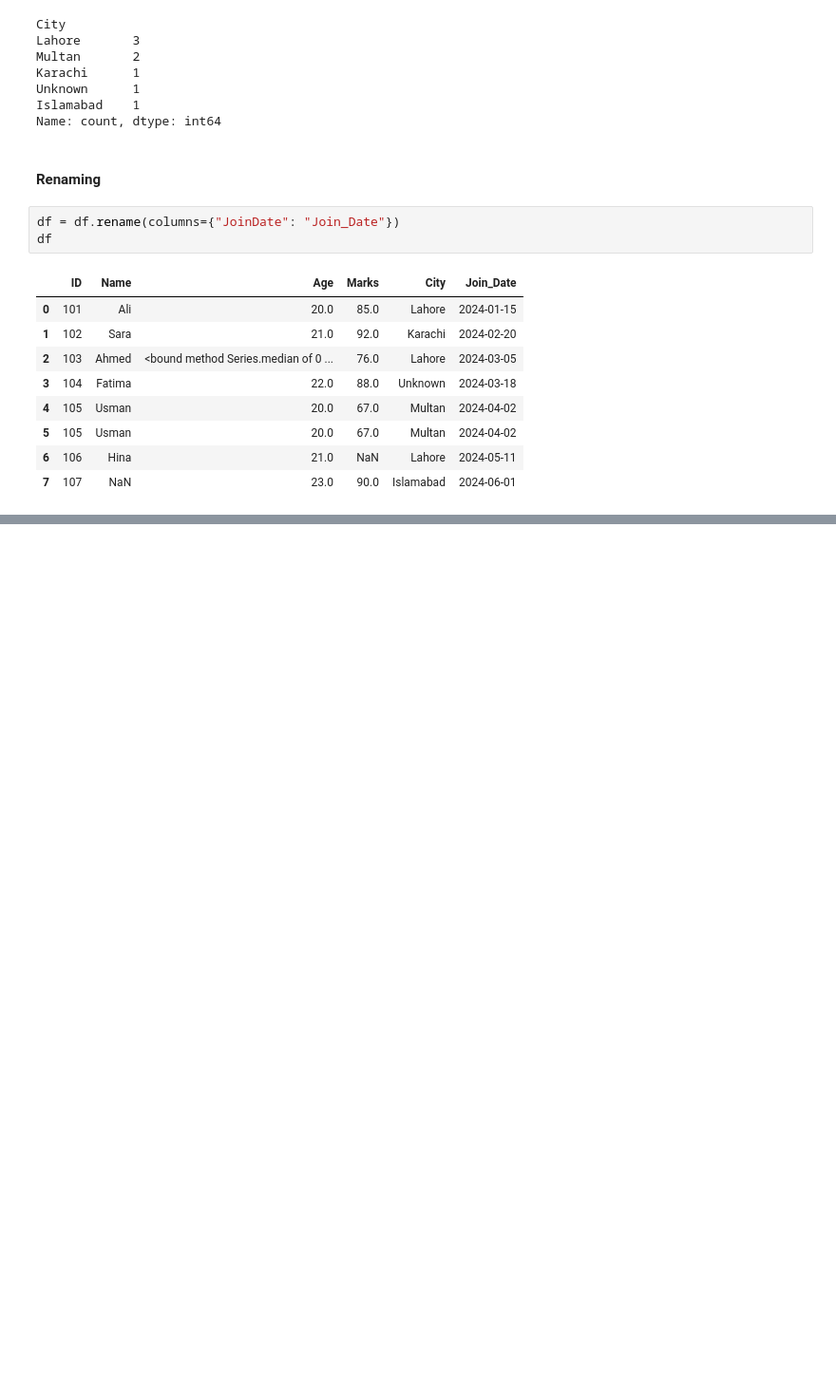
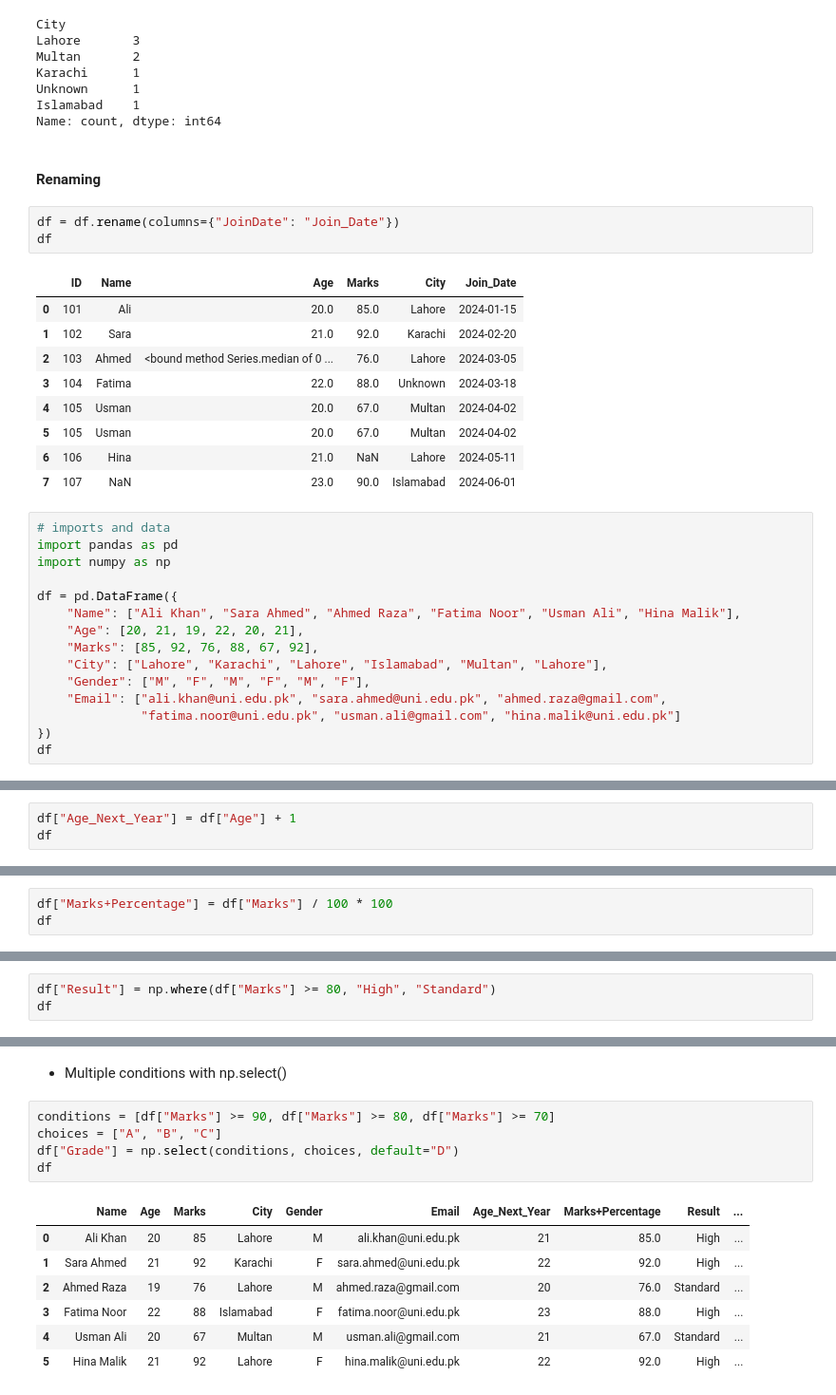
Before and after one commit to FatehAli02/ai-foundation-portfolio, a Jupyter notebook: 01-python-numpy-pandas-git/notebooks/pandas_2.ipynb, the cells around one changed output, grey strips where cells are left out. Shown at 95% size. Saved outputs shown, nothing was run; the diff lists cells and outputs as text; blank space fills up the shorter version.

Commit message:
pandas_2.ipynb Completed and README updated

```diff
--- a/01-python-numpy-pandas-git/notebooks/pandas_2.ipynb
+++ b/01-python-numpy-pandas-git/notebooks/pandas_2.ipynb
@@ -308,3 +308,18 @@ df
 | 5 | 105 | Usman | 20.0 | 67.0 | Multan | 2024-04-02 |
 | 6 | 106 | Hina | 21.0 | NaN | Lahore | 2024-05-11 |
 | 7 | 107 | NaN | 23.0 | 90.0 | Islamabad | 2024-06-01 |
+# %%
+# imports and data
+import pandas as pd
+import numpy as np
+
+df = pd.DataFrame({
+    "Name": ["Ali Khan", "Sara Ahmed", "Ahmed Raza", "Fatima Noor", "Usman Ali", "Hina Malik"],
+    "Age": [20, 21, 19, 22, 20, 21],
+    "Marks": [85, 92, 76, 88, 67, 92],
+    "City": ["Lahore", "Karachi", "Lahore", "Islamabad", "Multan", "Lahore"],
+    "Gender": ["M", "F", "M", "F", "M", "F"],
+    "Email": ["ali.khan@uni.edu.pk", "sara.ahmed@uni.edu.pk", "ahmed.raza@gmail.com",
+              "fatima.noor@uni.edu.pk", "usman.ali@gmail.com", "hina.malik@uni.edu.pk"]
+})
+df
@@ -310,0 +336,3 @@ df
+# %%
+df["Age_Next_Year"] = df["Age"] + 1
+df
@@ -310,0 +347,3 @@ df
+# %%
+df["Marks+Percentage"] = df["Marks"] / 100 * 100
+df
@@ -310,0 +360,3 @@ df
+# %%
+df["Result"] = np.where(df["Marks"] >= 80, "High", "Standard")
+df
@@ -310,0 +371,15 @@ df
+# %% [markdown]
+- Multiple conditions with np.select()
+# %%
+conditions = [df["Marks"] >= 90, df["Marks"] >= 80, df["Marks"] >= 70]
+choices = ["A", "B", "C"]
+df["Grade"] = np.select(conditions, choices, default="D")
+df
+# %% [output]
+|  | Name | Age | Marks | City | Gender | Email | Age_Next_Year | Marks+Percentage | Result | ... |
+| 0 | Ali Khan | 20 | 85 | Lahore | M | ali.khan@uni.edu.pk | 21 | 85.0 | High | ... |
+| 1 | Sara Ahmed | 21 | 92 | Karachi | F | sara.ahmed@uni.edu.pk | 22 | 92.0 | High | ... |
+| 2 | Ahmed Raza | 19 | 76 | Lahore | M | ahmed.raza@gmail.com | 20 | 76.0 | Standard | ... |
+| 3 | Fatima Noor | 22 | 88 | Islamabad | F | fatima.noor@uni.edu.pk | 23 | 88.0 | High | ... |
+| 4 | Usman Ali | 20 | 67 | Multan | M | usman.ali@gmail.com | 21 | 67.0 | Standard | ... |
+| 5 | Hina Malik | 21 | 92 | Lahore | F | hina.malik@uni.edu.pk | 22 | 92.0 | High | ... |
```
Also changed, not shown: parts of 34 cells of this notebook, 1 other file.
